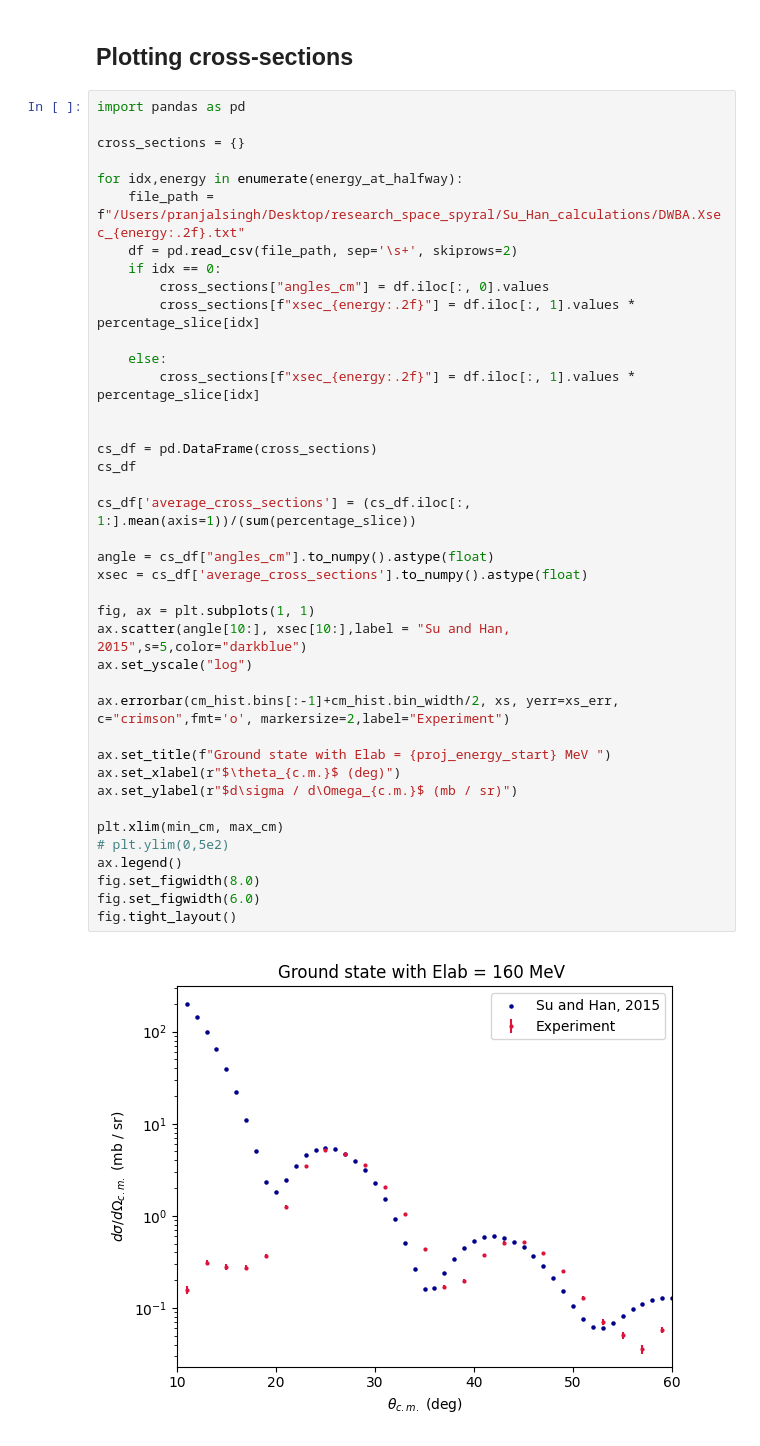
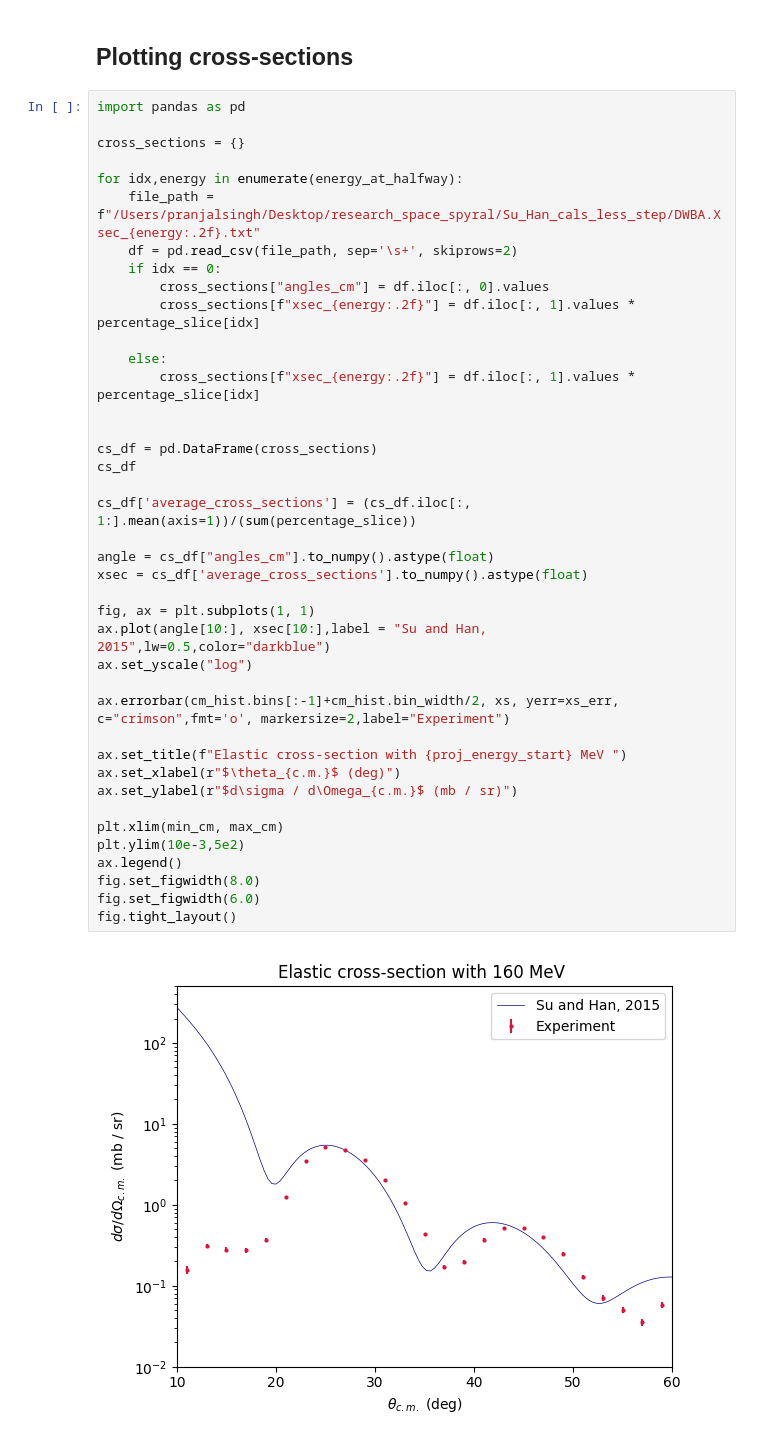
Before and after one commit to singhp99/e20020_analysis, a Jupyter notebook: notebooks/crosssection_correction.ipynb, the cells around one changed output. Cells and saved outputs as stored; diff of their text form.

```diff
--- a/notebooks/crosssection_correction.ipynb
+++ b/notebooks/crosssection_correction.ipynb
@@ -431,39 +430,39 @@ import pandas as pd
 cross_sections = {}
 
 for idx,energy in enumerate(energy_at_halfway):
-    file_path = f"/Users/pranjalsingh/Desktop/research_space_spyral/Su_Han_calculations/DWBA.Xsec_{energy:.2f}.txt"
+    file_path = f"/Users/pranjalsingh/Desktop/research_space_spyral/Su_Han_cals_less_step/DWBA.Xsec_{energy:.2f}.txt"
     df = pd.read_csv(file_path, sep='\s+', skiprows=2)
     if idx == 0:
         cross_sections["angles_cm"] = df.iloc[:, 0].values
         cross_sections[f"xsec_{energy:.2f}"] = df.iloc[:, 1].values * percentage_slice[idx]
 
     else:
         cross_sections[f"xsec_{energy:.2f}"] = df.iloc[:, 1].values * percentage_slice[idx]
 
 
 cs_df = pd.DataFrame(cross_sections)
 cs_df
 
 cs_df['average_cross_sections'] = (cs_df.iloc[:, 1:].mean(axis=1))/(sum(percentage_slice))
 
 angle = cs_df["angles_cm"].to_numpy().astype(float)
 xsec = cs_df['average_cross_sections'].to_numpy().astype(float)
 
 fig, ax = plt.subplots(1, 1)
-ax.scatter(angle[10:], xsec[10:],label = "Su and Han, 2015",s=5,color="darkblue")
+ax.plot(angle[10:], xsec[10:],label = "Su and Han, 2015",lw=0.5,color="darkblue")
 ax.set_yscale("log")
 
 ax.errorbar(cm_hist.bins[:-1]+cm_hist.bin_width/2, xs, yerr=xs_err, c="crimson",fmt='o', markersize=2,label="Experiment")
 
-ax.set_title(f"Ground state with Elab = {proj_energy_start} MeV ")
+ax.set_title(f"Elastic cross-section with {proj_energy_start} MeV ")
 ax.set_xlabel(r"$\theta_{c.m.}$ (deg)")
 ax.set_ylabel(r"$d\sigma / d\Omega_{c.m.}$ (mb / sr)")
 
 plt.xlim(min_cm, max_cm)
-# plt.ylim(0,5e2)
+plt.ylim(10e-3,5e2)
 ax.legend()
 fig.set_figwidth(8.0)
 fig.set_figwidth(6.0)
 fig.tight_layout()
 # %% [output]
-[figure, old version]
+[figure, new version]
```
Also changed, not shown: parts of 1 cell of this notebook, 2 other files.
